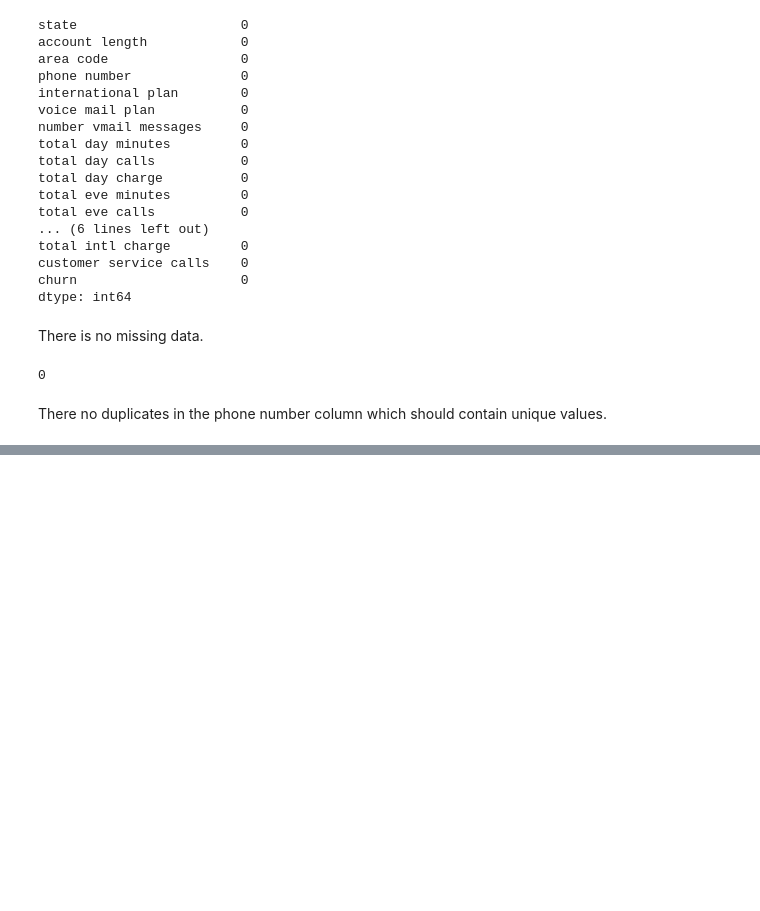
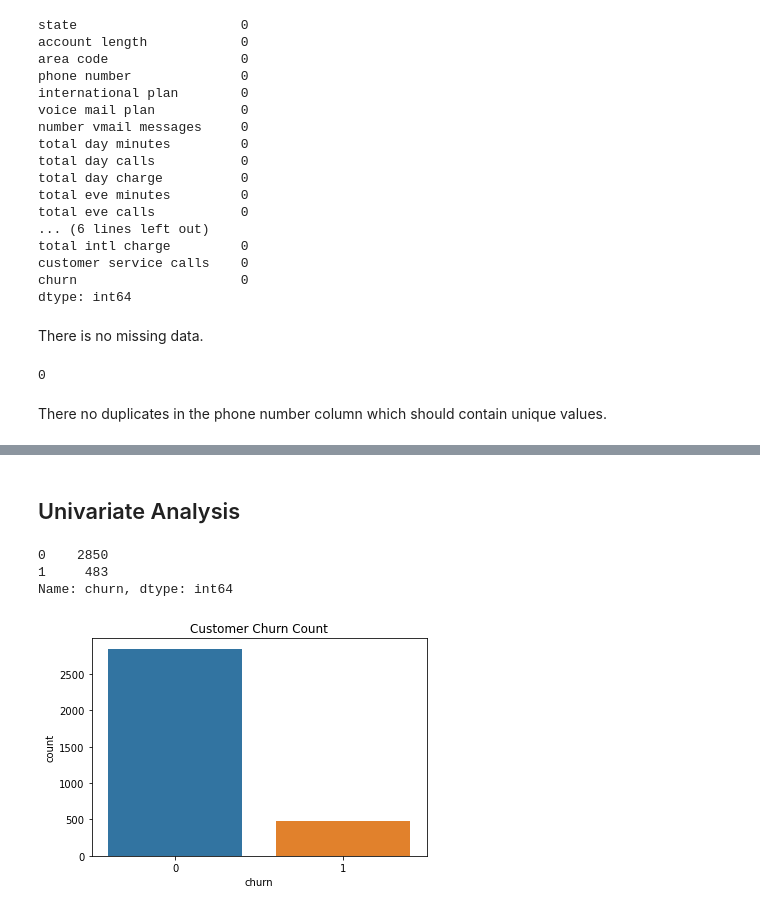
Before and after one commit to daveochieng8/Customer-Churn, a Jupyter notebook: index.ipynb, the cells around one changed output, grey strips where cells are left out. Cells and saved outputs as stored; diff of their text form; code cells hidden in the pictures; blank space fills up the shorter version.

```diff
--- a/index.ipynb
+++ b/index.ipynb
@@ -131,0 +154,3 @@ There no duplicates in the phone number column which should contain unique value
+# %%
+# Convert the "churn" column to integer type
+df["churn"] = df["churn"].astype(int)
@@ -131,0 +183,16 @@ There no duplicates in the phone number column which should contain unique value
+# %% [markdown]
+## Univariate Analysis
+# %%
+# Count of churn (target variable)
+
+print(df['churn'].value_counts())
+
+# Visualize the churn distribution using a count plot
+sns.countplot(data=df, x='churn')
+plt.title('Customer Churn Count')
+plt.show()
+# %% [output]
+0    2850
+1     483
+Name: churn, dtype: int64
+[figure, added]
```
Also changed, not shown: parts of 11 cells of this notebook.
